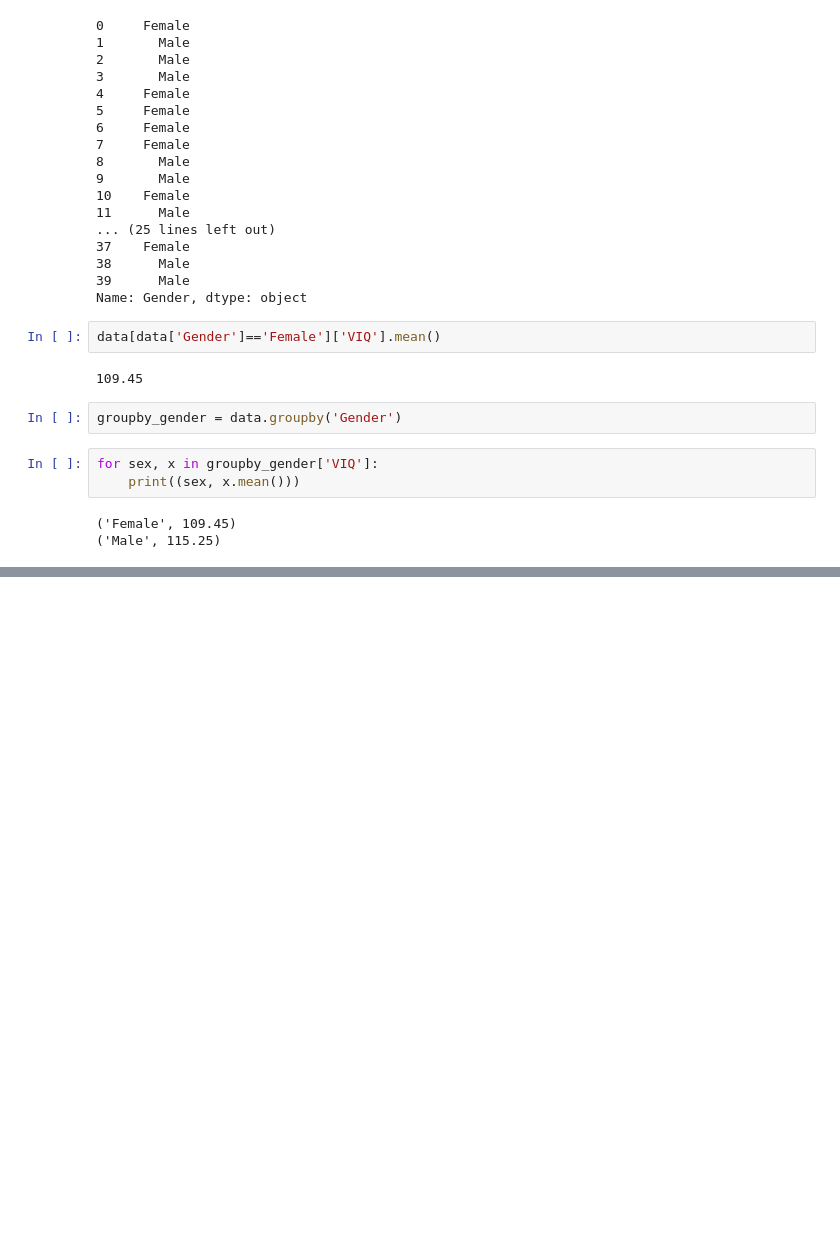
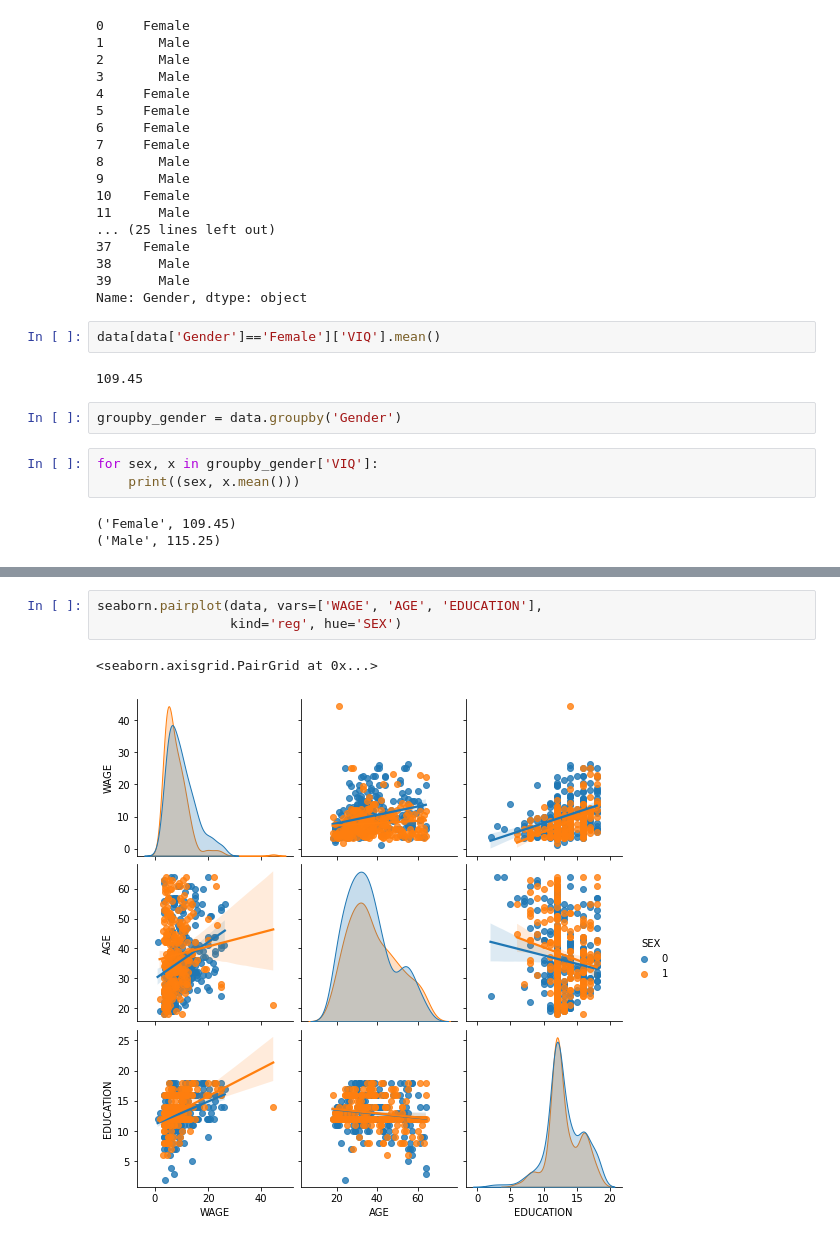
Before and after one commit to sungjyoo/py4_statistics, a Jupyter notebook: Python_stat.ipynb, the cells around one changed output, grey strips where cells are left out. Saved outputs shown, nothing was run; the diff lists cells and outputs as text; blank space fills up the shorter version.

```diff
--- a/Python_stat.ipynb
+++ b/Python_stat.ipynb
@@ -97,0 +407,6 @@ groupby_gender.mean()
+# %%
+seaborn.pairplot(data, vars=['WAGE', 'AGE', 'EDUCATION'],
+                 kind='reg', hue='SEX')
+# %% [output]
+<seaborn.axisgrid.PairGrid at 0x...>
+[figure, added]
```
Also changed, not shown: parts of 58 cells of this notebook.
